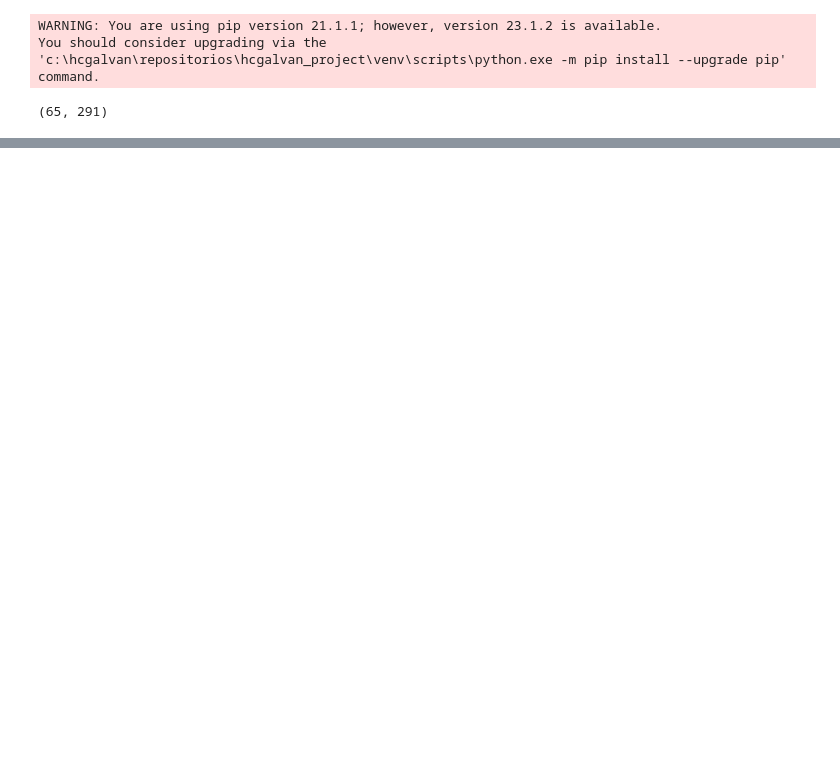
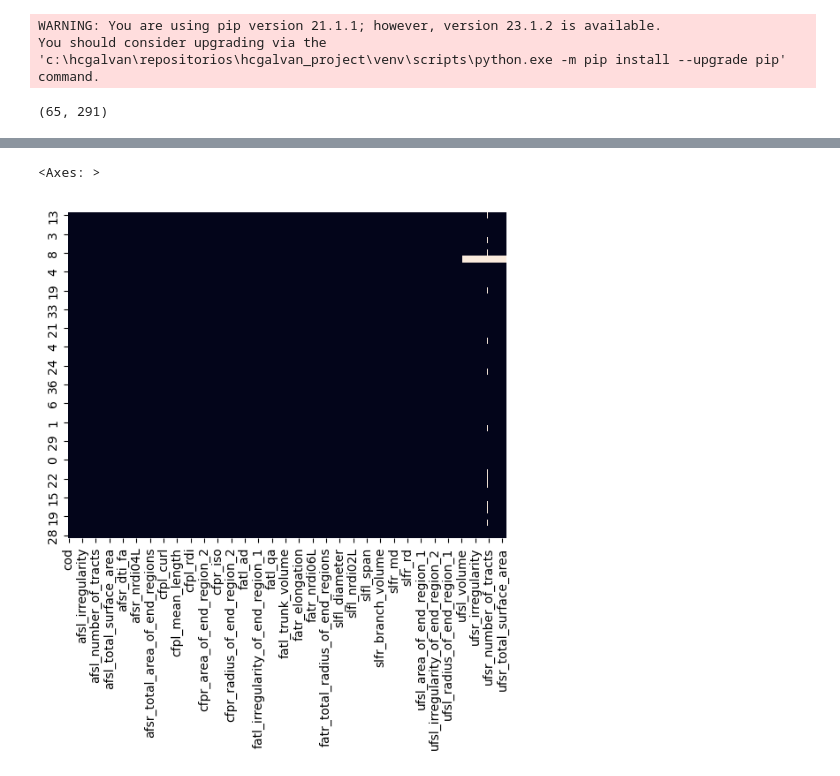
Before and after one commit to brainhack-school2023/galvan_project, a Jupyter notebook: src/dataset_prepo_data_ML.ipynb, the cells around one changed output, grey strips where cells are left out. Drawn from its saved outputs; the diff is of its cells as text; code cells hidden in the pictures; blank space fills up the shorter version.

```diff
--- a/src/dataset_prepo_data_ML.ipynb
+++ b/src/dataset_prepo_data_ML.ipynb
@@ -136,0 +535,8 @@ for train_index, test_index in split.split(data_pre, data_pre["income_cat"]):
+# %%
+import seaborn as sns
+
+# Identificamos los missing values visualmente
+sns.heatmap(train_set.isnull(), cbar=False)
+# %% [output]
+<Axes: >
+[figure, added]
```
Also changed, not shown: parts of 38 cells of this notebook, 3 other files.
